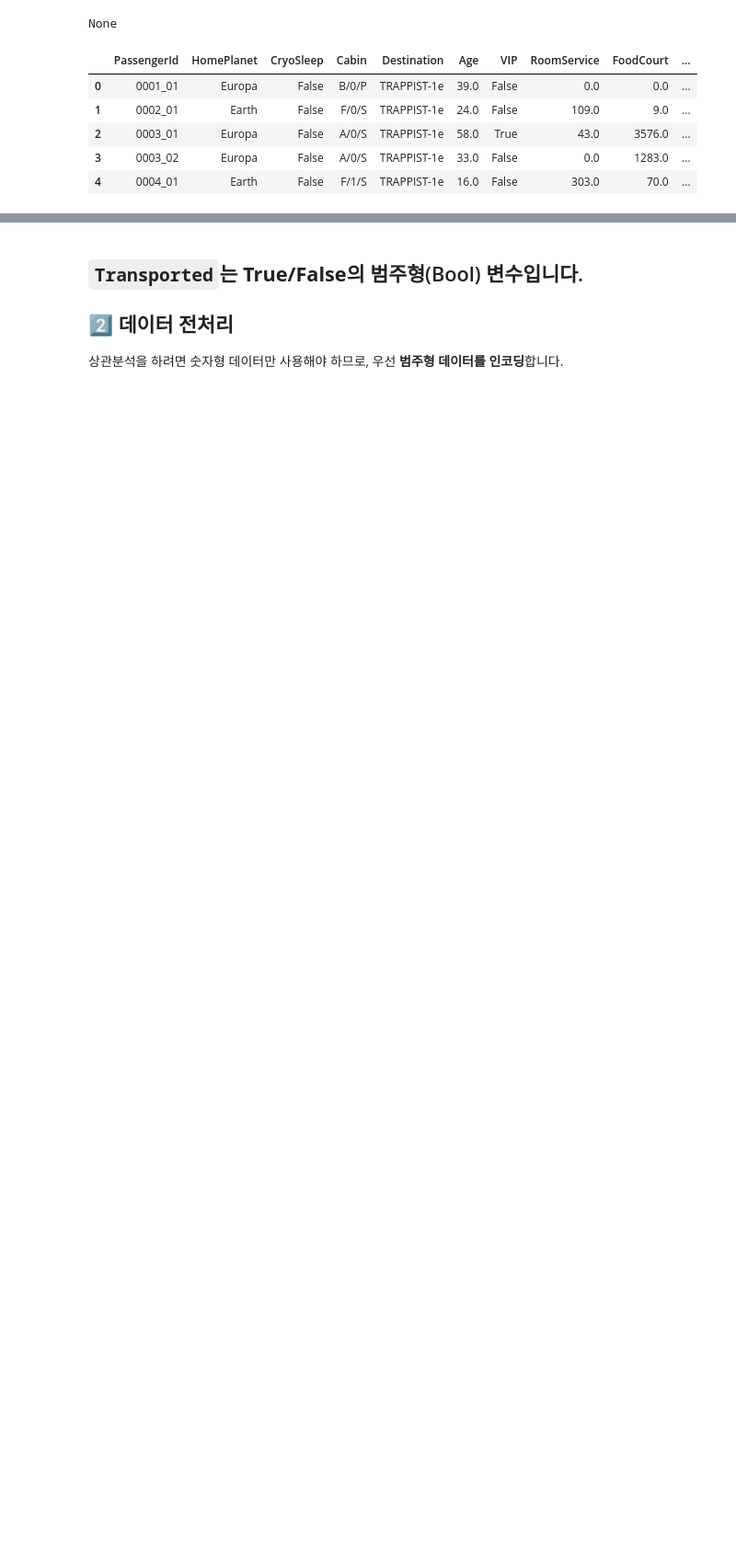
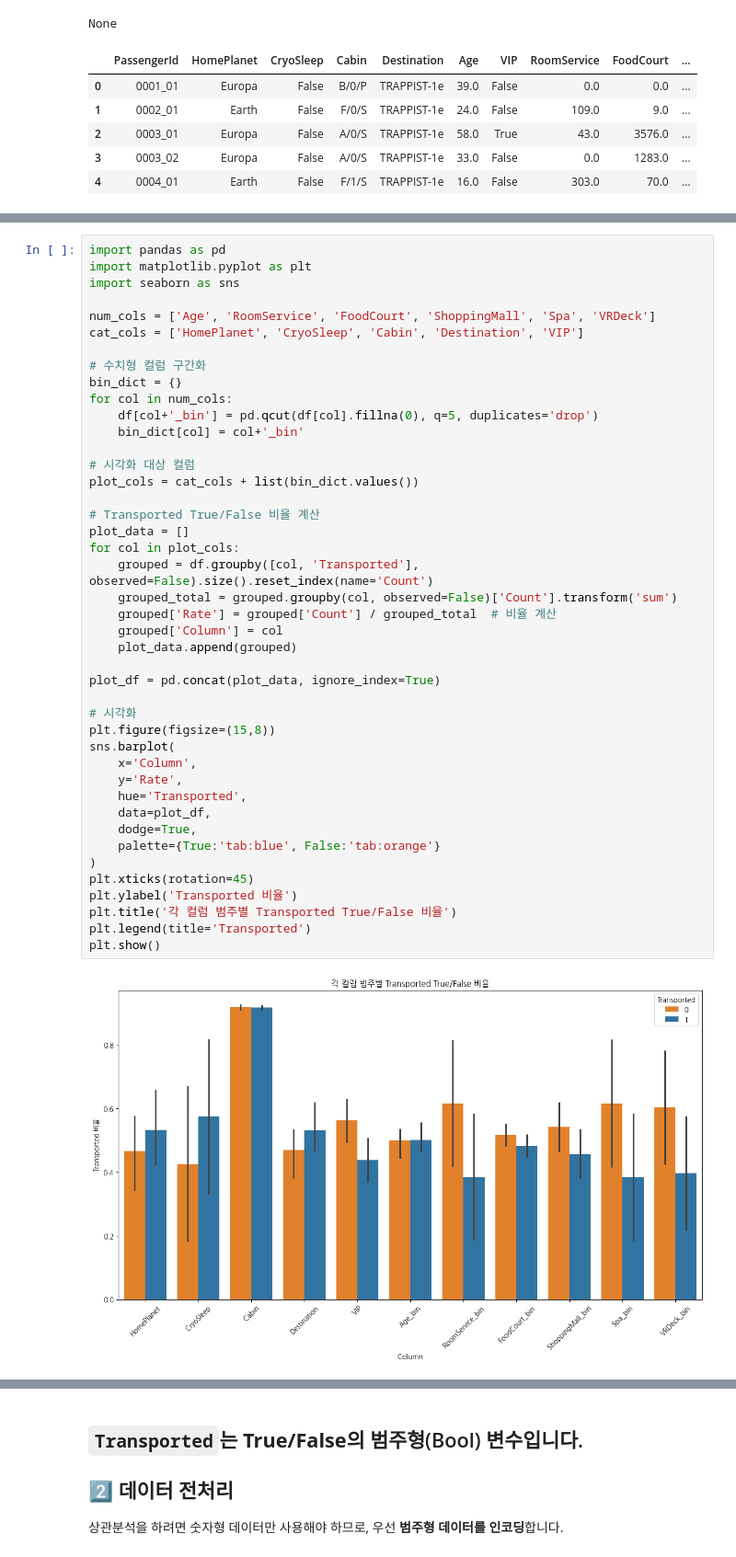
Before and after one commit to nttkor/codyssey, a Jupyter notebook: proj2/c4q1_ex.ipynb, the cells around one changed output, grey strips where cells are left out. Shown at 92% size. Saved outputs shown, nothing was run; the diff lists cells and outputs as text; blank space fills up the shorter version.

```diff
--- a/proj2/c4q1_ex.ipynb
+++ b/proj2/c4q1_ex.ipynb
@@ -125,0 +227,45 @@ None
+# %%
+import pandas as pd
+import matplotlib.pyplot as plt
+import seaborn as sns
+
+num_cols = ['Age', 'RoomService', 'FoodCourt', 'ShoppingMall', 'Spa', 'VRDeck']
+cat_cols = ['HomePlanet', 'CryoSleep', 'Cabin', 'Destination', 'VIP']
+
+# 수치형 컬럼 구간화
+bin_dict = {}
+for col in num_cols:
+    df[col+'_bin'] = pd.qcut(df[col].fillna(0), q=5, duplicates='drop')
+    bin_dict[col] = col+'_bin'
+
+# 시각화 대상 컬럼
+plot_cols = cat_cols + list(bin_dict.values())
+
+# Transported True/False 비율 계산
+plot_data = []
+for col in plot_cols:
+    grouped = df.groupby([col, 'Transported'], observed=False).size().reset_index(name='Count')
+    grouped_total = grouped.groupby(col, observed=False)['Count'].transform('sum')
+    grouped['Rate'] = grouped['Count'] / grouped_total  # 비율 계산
+    grouped['Column'] = col
+    plot_data.append(grouped)
+
+plot_df = pd.concat(plot_data, ignore_index=True)
+
+# 시각화
+plt.figure(figsize=(15,8))
+sns.barplot(
+    x='Column',
+    y='Rate',
+    hue='Transported',
+    data=plot_df,
+    dodge=True,
+    palette={True:'tab:blue', False:'tab:orange'}
+)
+plt.xticks(rotation=45)
+plt.ylabel('Transported 비율')
+plt.title('각 컬럼 범주별 Transported True/False 비율')
+plt.legend(title='Transported')
+plt.show()
+# %% [output]
+[figure, added]
```
Also changed, not shown: parts of 36 cells of this notebook.
